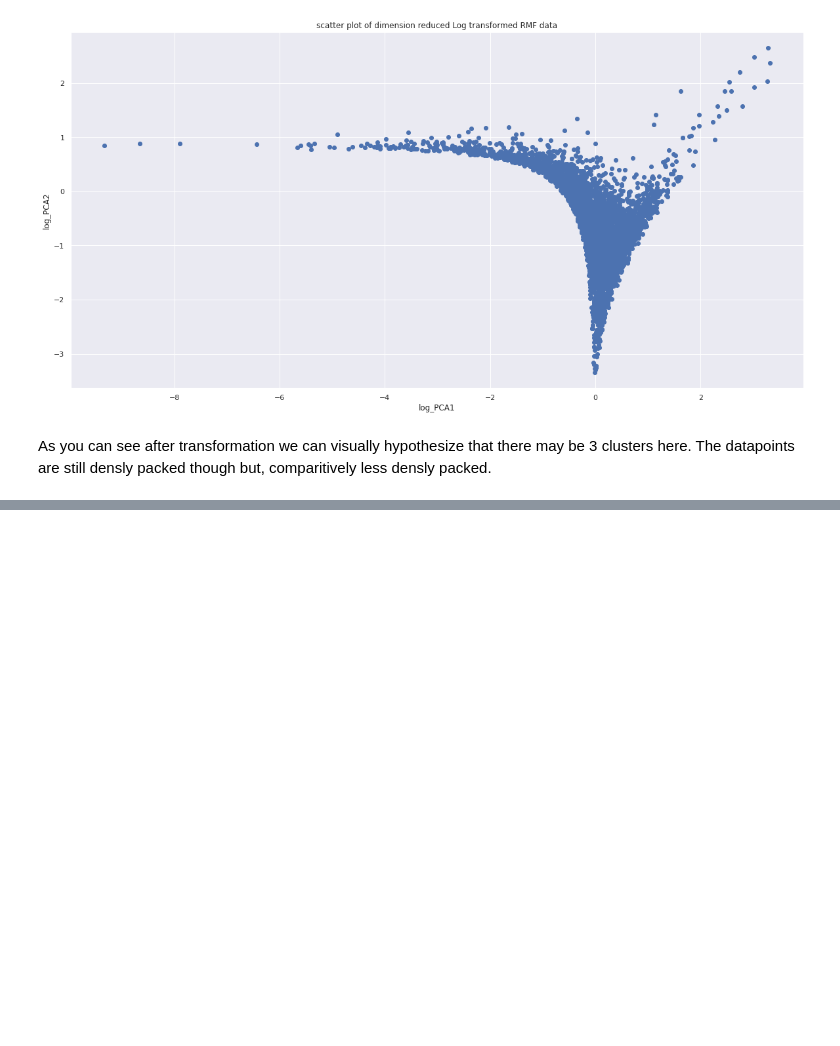
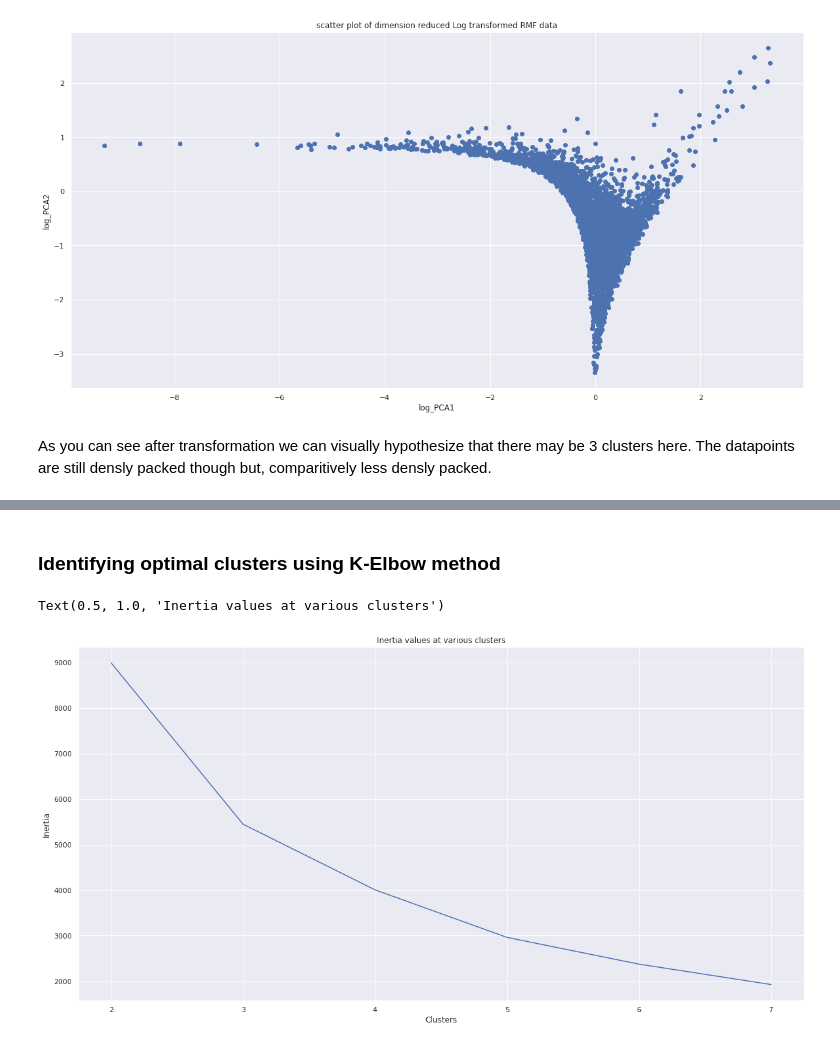
Before and after one commit to Shourya306/Online-Retail-Customer-Segmentation-Clustering, a Jupyter notebook: Online_Retail_Customer_Segmentation.ipynb, the cells around one changed output, grey strips where cells are left out. Saved outputs shown, nothing was run; the diff lists cells and outputs as text; code cells hidden in the pictures; blank space fills up the shorter version.

```diff
--- a/Online_Retail_Customer_Segmentation.ipynb
+++ b/Online_Retail_Customer_Segmentation.ipynb
@@ -670,0 +695,23 @@ As you can see after transformation we can visually hypothesize that there may b
+# %% [markdown]
+### **Identifying optimal clusters using K-Elbow method**
+# %%
+# Writting a for loop to calculate the inertia_ at various k values.
+
+inertia_list = []
+for k in range(2,8):
+  kmeans_elbow = KMeans(n_clusters = k,random_state = 0)
+  kmeans_elbow.fit(X_scale)
+  inertia_list.append(kmeans_elbow.inertia_)
+# %%
+# Plotting the inertia values.
+
+plt.plot(inertia_list)
+x = [0,1,2,3,4,5]
+label = [2,3,4,5,6,7]
+plt.xticks(x,label)         # Used to change the X axis lables.
+plt.xlabel('Clusters')
+plt.ylabel('Inertia')
+plt.title('Inertia values at various clusters')
+# %% [output]
+Text(0.5, 1.0, 'Inertia values at various clusters')
+[figure, added]
```
Also changed, not shown: parts of 8 cells of this notebook.
